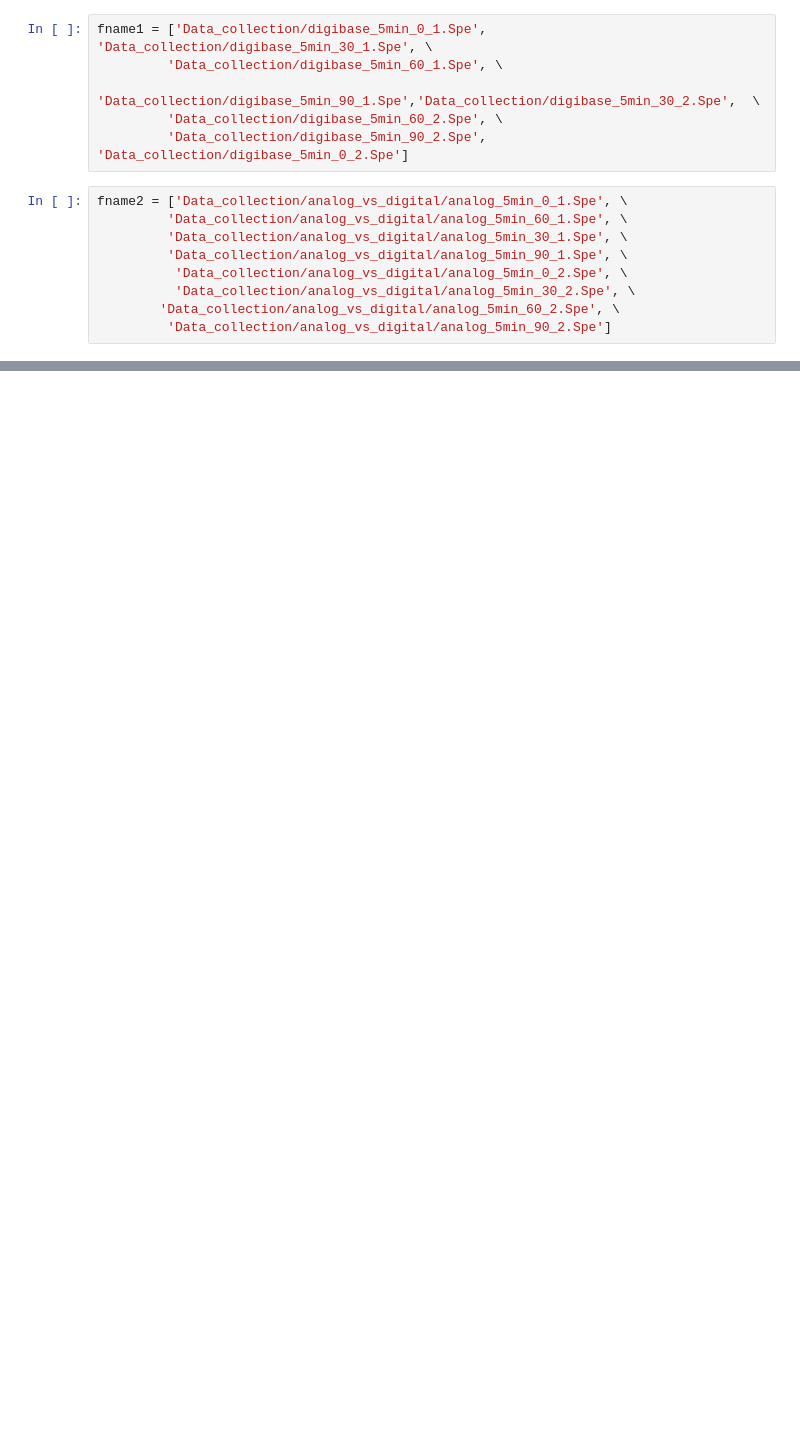
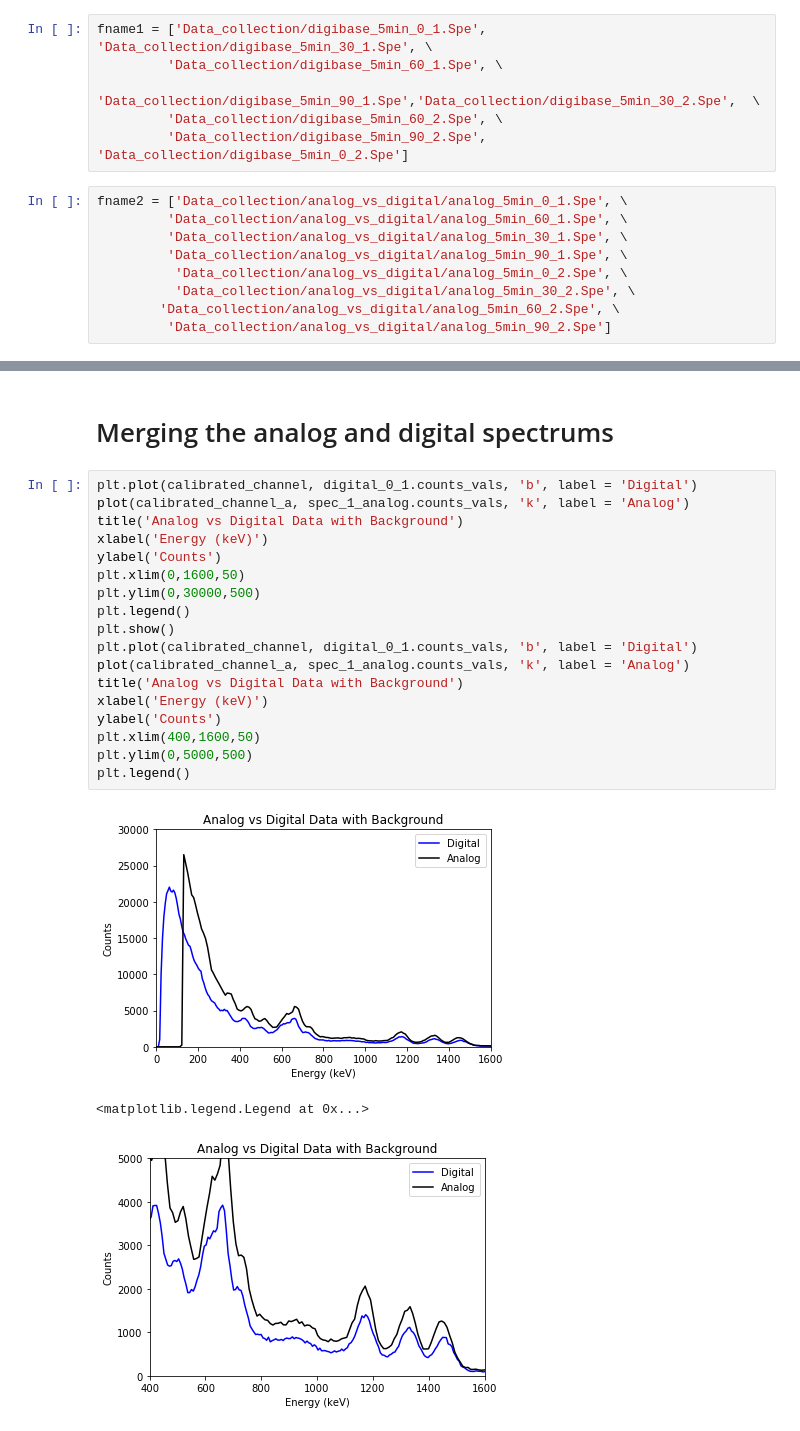
Before and after one commit to mattmar2410/Digibase-vs-Analog-comparison, a Jupyter notebook: digibase_analog_comparison/NaI_analysis.ipynb, the cells around one changed output, grey strips where cells are left out. Drawn from its saved outputs; the diff is of its cells as text; blank space fills up the shorter version.

```diff
--- a/digibase_analog_comparison/NaI_analysis.ipynb
+++ b/digibase_analog_comparison/NaI_analysis.ipynb
@@ -225,0 +159,24 @@ This cell combines the simulation, analog, and digital information together into
+# %% [markdown]
+# Merging the analog and digital spectrums
+# %%
+plt.plot(calibrated_channel, digital_0_1.counts_vals, 'b', label = 'Digital')
+plot(calibrated_channel_a, spec_1_analog.counts_vals, 'k', label = 'Analog')
+title('Analog vs Digital Data with Background')
+xlabel('Energy (keV)')
+ylabel('Counts')
+plt.xlim(0,1600,50)
+plt.ylim(0,30000,500)
+plt.legend()
+plt.show()
+plt.plot(calibrated_channel, digital_0_1.counts_vals, 'b', label = 'Digital')
+plot(calibrated_channel_a, spec_1_analog.counts_vals, 'k', label = 'Analog')
+title('Analog vs Digital Data with Background')
+xlabel('Energy (keV)')
+ylabel('Counts')
+plt.xlim(400,1600,50)
+plt.ylim(0,5000,500)
+plt.legend()
+# %% [output]
+[figure, added]
+<matplotlib.legend.Legend at 0x...>
+[figure, added]
```
Also changed, not shown: parts of 22 cells of this notebook, 3 other files.
